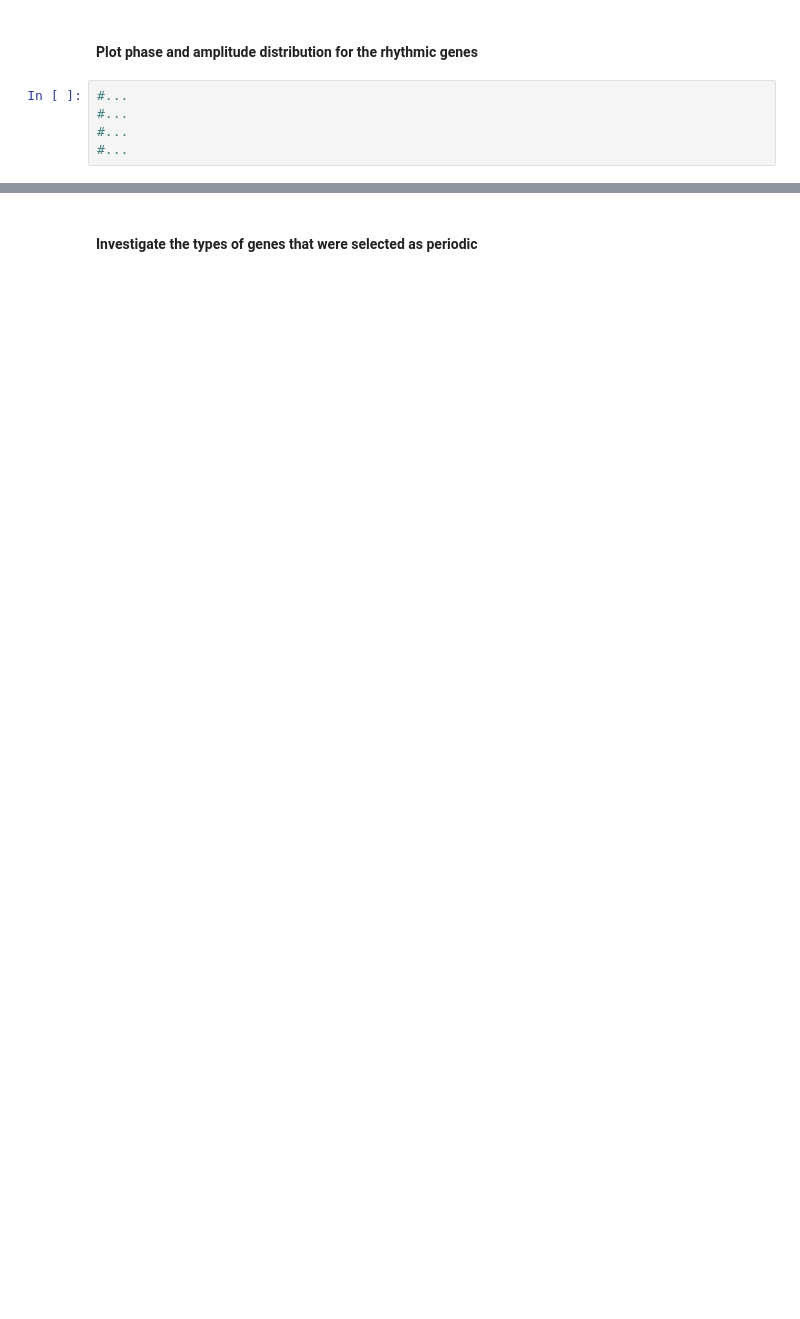
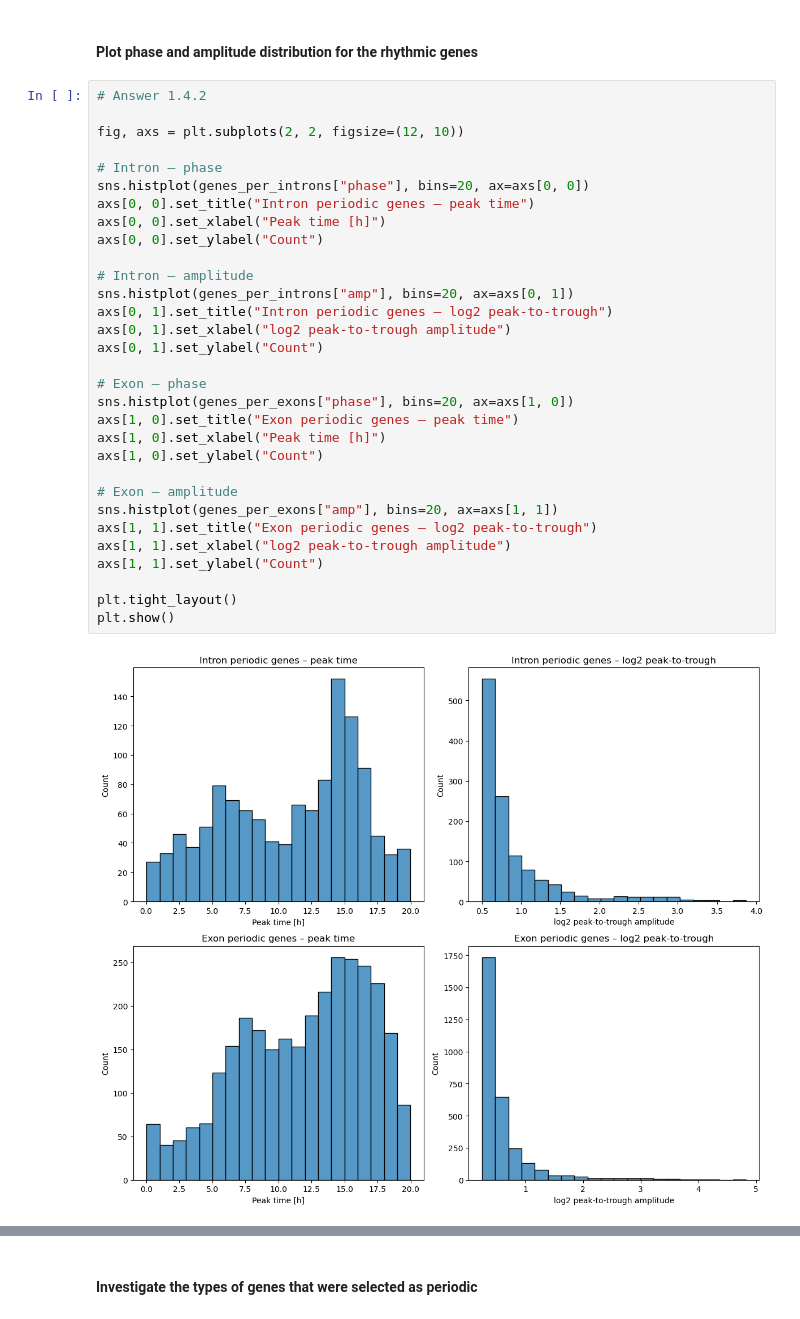
Before and after one commit to AlexiaGiroud/GenomeToFunction-exo3-G22, a Jupyter notebook: Exercise_Week10_11_B_Exercises.ipynb, the cells around one changed output, grey strips where cells are left out. Cells and saved outputs as stored; diff of their text form; blank space fills up the shorter version.

```diff
--- a/Exercise_Week10_11_B_Exercises.ipynb
+++ b/Exercise_Week10_11_B_Exercises.ipynb
@@ -574,7 +758,35 @@ results_exon = fit_harmo(dat_exon_fit, time, T)
 # %% [markdown]
 #### Plot phase and amplitude distribution for the rhythmic genes
 # %%
-#...
-#...
-#...
-#...
+# Answer 1.4.2
+
+fig, axs = plt.subplots(2, 2, figsize=(12, 10))
+
+# Intron – phase
+sns.histplot(genes_per_introns["phase"], bins=20, ax=axs[0, 0])
+axs[0, 0].set_title("Intron periodic genes – peak time")
+axs[0, 0].set_xlabel("Peak time [h]")
+axs[0, 0].set_ylabel("Count")
+
+# Intron – amplitude
+sns.histplot(genes_per_introns["amp"], bins=20, ax=axs[0, 1])
+axs[0, 1].set_title("Intron periodic genes – log2 peak-to-trough")
+axs[0, 1].set_xlabel("log2 peak-to-trough amplitude")
+axs[0, 1].set_ylabel("Count")
+
+# Exon – phase
+sns.histplot(genes_per_exons["phase"], bins=20, ax=axs[1, 0])
+axs[1, 0].set_title("Exon periodic genes – peak time")
+axs[1, 0].set_xlabel("Peak time [h]")
+axs[1, 0].set_ylabel("Count")
+
+# Exon – amplitude
+sns.histplot(genes_per_exons["amp"], bins=20, ax=axs[1, 1])
+axs[1, 1].set_title("Exon periodic genes – log2 peak-to-trough")
+axs[1, 1].set_xlabel("log2 peak-to-trough amplitude")
+axs[1, 1].set_ylabel("Count")
+
+plt.tight_layout()
+plt.show()
+# %% [output]
+[figure, added]
```
Also changed, not shown: parts of 11 cells of this notebook, 3 other files.
